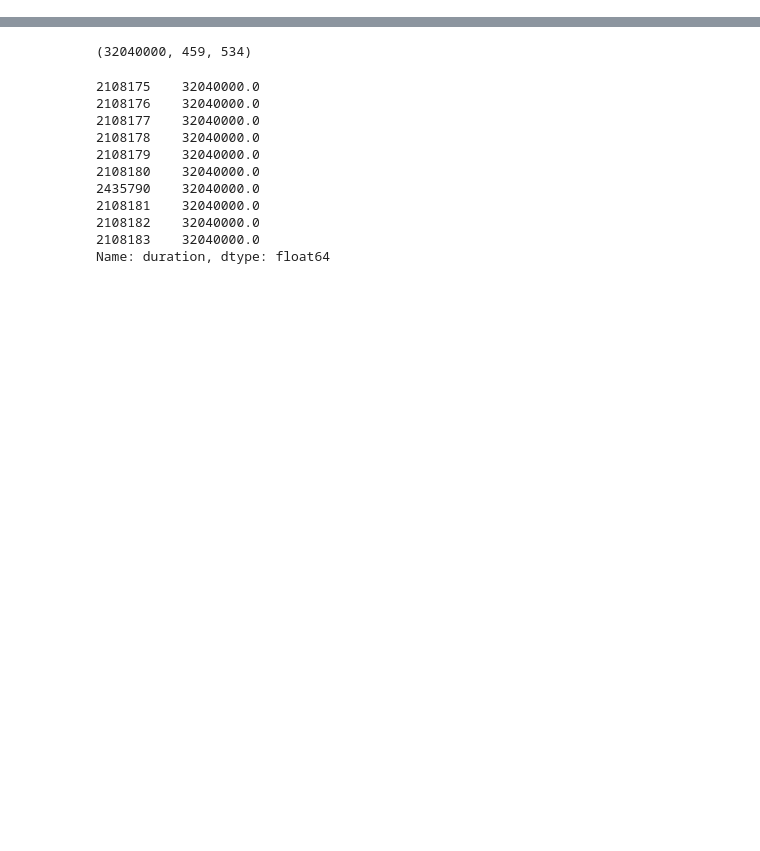
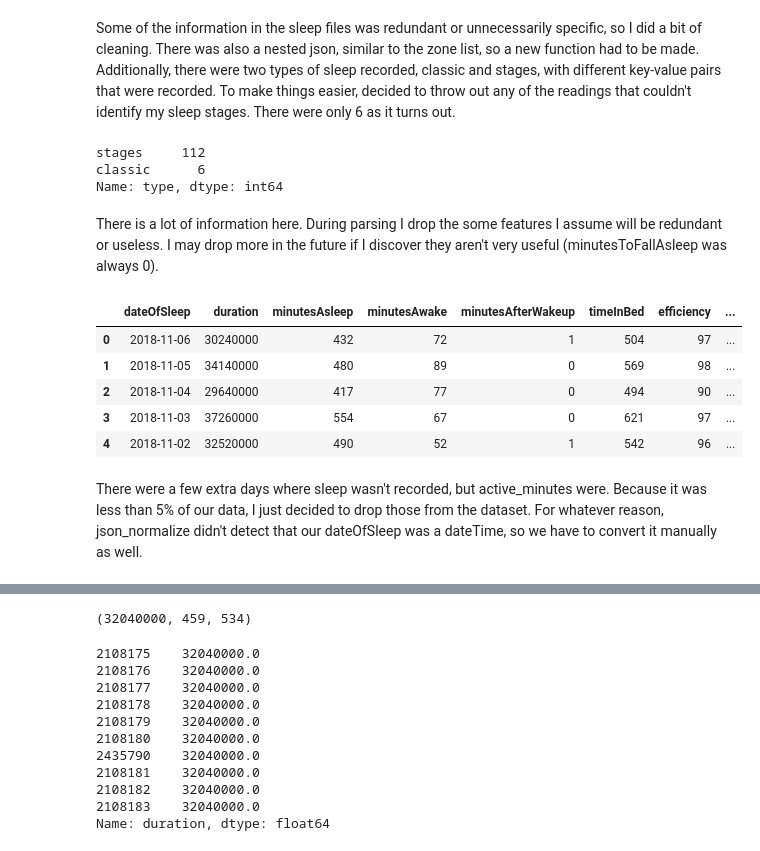
Before and after one commit to ashleygw/health-monitoring, a Jupyter notebook: SleepAndHealthNN.ipynb, the cells around one changed output, grey strips where cells are left out. Saved outputs shown, nothing was run; the diff lists cells and outputs as text; code cells hidden in the pictures; blank space fills up the shorter version.

Commit message:
cleaning data

```diff
--- a/SleepAndHealthNN.ipynb
+++ b/SleepAndHealthNN.ipynb
@@ -85,12 +70,14 @@ def merge_dataframes(df1,df2):
 # %%
 heart_rate_df = get_json_to_df(file_list = heart_rate_file_list).reset_index()
-## Heart rate contains a sub json that are explicitly converted into column
+# Heart rate contains a sub json that are explicitly converted into column
 heart_rate_df['bpm'] = heart_rate_df['value'].transform(lambda x: make_new_df_value(x,'bpm'))
 heart_rate_df['confidence'] = heart_rate_df['value'].transform(lambda x: make_new_df_value(x,'confidence'))
 heart_rate_df = heart_rate_df.drop(['value','index'],axis=1)
-
 steps_df = get_json_to_df(file_list = steps_file_list).rename(columns={'value': 'steps'})
-altitude_df = get_json_to_df(file_list = altitude_file_list).rename(columns={'value': 'altitude'})
 calories_df = get_json_to_df(file_list = calories_file_list).rename(columns={'value': 'calories'})
+distance_df = get_json_to_df(file_list = distance_file_list).rename(columns={'value': 'distance'})
+sleep_df = get_json_to_df(file_list = sleep_file_list)
+very_active_df = get_json_to_df(file_list=very_active_minutes).rename(columns={'value': 'very_active_minutes'})
+moderate_active_df = get_json_to_df(file_list=moderate_active_minutes).rename(columns={'value': 'moderate_active_minutes'})
+light_active_df = get_json_to_df(file_list=light_active_minutes).rename(columns={'value': 'light_active_minutes'})
+sedentary_active_df = get_json_to_df(file_list=sedentary_active_minutes).rename(columns={'value': 'sedentary_active_minutes'})
-# %%
-sleep_df = get_json_to_df(file_list = sleep_file_list).rename(columns={'timeInBed': 'timebed','minutesAsleep': 'minsleep'})
@@ -99,4 +83,0 @@ sleep_df
-# %%
-#Get relevant columns
-col_list = ["dateOfSleep","duration","minsleep","timebed"]
-sleep_df = sleep_df[col_list]
@@ -106,0 +169,33 @@ for x in sleep_df.iterrows():
+# %% [markdown]
+Some of the information in the sleep files was redundant or unnecessarily specific, so I did a bit of cleaning. There was also a nested json, similar to the zone list, so a new function had to be made. Additionally, there were two types of sleep recorded, classic and stages, with different key-value pairs that were recorded. To make things easier, decided to throw out any of the readings that couldn't identify my sleep stages. There were only 6 as it turns out.
+# %%
+#Confirming there are only two types
+sleep_df.type.value_counts()
+# %% [output]
+stages     112
+classic      6
+Name: type, dtype: int64
+# %% [markdown]
+There is a lot of information here. During parsing I drop the some features I assume will be redundant or useless. I may drop more in the future if I discover they aren't very useful (minutesToFallAsleep was always 0).
+# %%
+from pandas.io.json import json_normalize
+def parse_sleep_data(sleep_dataframe):
+    df_list = []
+    sleep_dataframe = sleep_dataframe.drop(['logId','startTime','endTime','infoCode'],axis=1)
+    sleep_dataframe = sleep_dataframe[sleep_dataframe.type == "stages"].reset_index().drop('index',axis=1) # Removing the classic readings
+    levels = json_normalize(sleep_dataframe['levels']).drop(['data','shortData'],axis=1) # Pulling out nested json
+    sleep_dataframe = sleep_dataframe.drop(['levels','type','minutesToFallAsleep'],axis=1)
+    sleep_dataframe = sleep_dataframe.join(levels,how='outer')
+    return sleep_dataframe
+# %%
+cleaned_sleep_df = parse_sleep_data(sleep_df)
+cleaned_sleep_df[:5]
+# %% [output]
+|  | dateOfSleep | duration | minutesAsleep | minutesAwake | minutesAfterWakeup | timeInBed | efficiency | ... |
+| 0 | 2018-11-06 | 30240000 | 432 | 72 | 1 | 504 | 97 | ... |
+| 1 | 2018-11-05 | 34140000 | 480 | 89 | 0 | 569 | 98 | ... |
+| 2 | 2018-11-04 | 29640000 | 417 | 77 | 0 | 494 | 90 | ... |
+| 3 | 2018-11-03 | 37260000 | 554 | 67 | 0 | 621 | 97 | ... |
+| 4 | 2018-11-02 | 32520000 | 490 | 52 | 1 | 542 | 96 | ... |
+# %% [markdown]
+There were a few extra days where sleep wasn't recorded, but active_minutes were. Because it was less than 5% of our data, I just decided to drop those from the dataset. For whatever reason, json_normalize didn't detect that our dateOfSleep was a dateTime, so we have to convert it manually as well.
```
Also changed, not shown: parts of 27 cells of this notebook.
